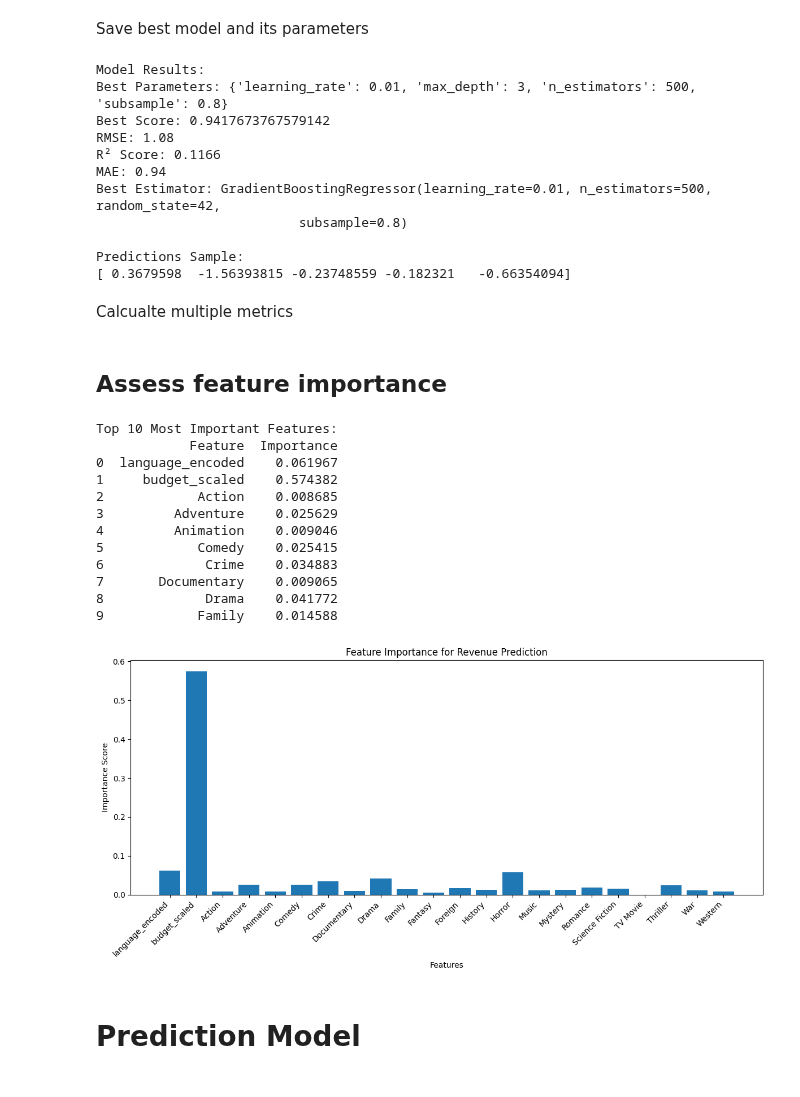
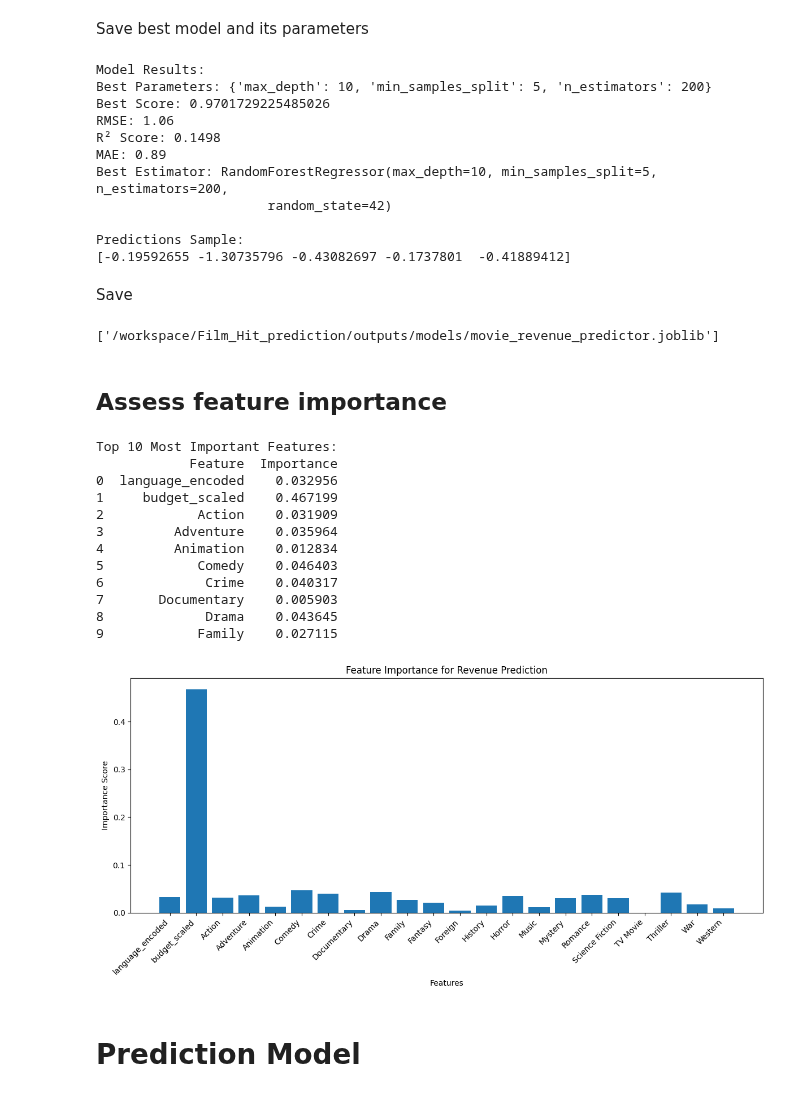
Before and after one commit to Agnieszkalukasiak/Film_Hit_prediction, a Jupyter notebook: jupyter_notebooks/modeling_evaluation.ipynb, the cells around one changed output. Saved outputs shown, nothing was run; the diff lists cells and outputs as text; code cells hidden in the pictures.

```diff
--- a/jupyter_notebooks/modeling_evaluation.ipynb
+++ b/jupyter_notebooks/modeling_evaluation.ipynb
@@ -121,19 +121,9 @@ models = {
             'n_estimators': [100, 200],
             'max_depth': [10, 20, None],
             'min_samples_split': [2, 5],
-            'min_samples_leaf': [1, 2, 4],
-            'max_features': ['sqrt', 'log2', None]
         }
     },
-    'Gradient Boosting': {
-        'model': GradientBoostingRegressor(random_state=42),
-        'params': {
-            'n_estimators': [100, 200, 500],
-            'learning_rate': [0.01, 0.1, 0.3],
-            'max_depth': [3, 5, 7],
-            'subsample': [0.8, 0.9, 1.0]
-        }
-    }
+
 }
 # %% [markdown]
 # Grid Search
@@ -207,56 +193,69 @@ print("\nPredictions Sample:")
 print(y_pred[:5])
 # %% [output]
 Model Results:
-Best Parameters: {'learning_rate': 0.01, 'max_depth': 3, 'n_estimators': 500, 'subsample': 0.8}
-Best Score: 0.9417673767579142
-RMSE: 1.08
-R² Score: 0.1166
-MAE: 0.94
-Best Estimator: GradientBoostingRegressor(learning_rate=0.01, n_estimators=500, random_state=42,
-                          subsample=0.8)
+Best Parameters: {'max_depth': 10, 'min_samples_split': 5, 'n_estimators': 200}
+Best Score: 0.9701729225485026
+RMSE: 1.06
+R² Score: 0.1498
+MAE: 0.89
+Best Estimator: RandomForestRegressor(max_depth=10, min_samples_split=5, n_estimators=200,
+                      random_state=42)
 
 Predictions Sample:
-[ 0.3679598  -1.56393815 -0.23748559 -0.182321   -0.66354094]
+[-0.19592655 -1.30735796 -0.43082697 -0.1737801  -0.41889412]
-# %% [markdown]
-Calcualte multiple metrics
+# %% [markdown]
+Save
+# %%
+best_model = None
+best_score = float('-inf')
+
+for name, metrics in results.items():
+    if metrics['R2 Score'] > best_score:
+        best_score = metrics['R2 Score']
+        best_model = best_models[name]
+
+os.makedirs('/workspace/Film_Hit_prediction/outputs/models', exist_ok=True)
+joblib.dump(best_model, '/workspace/Film_Hit_prediction/outputs/models/movie_revenue_predictor.joblib')
+# %% [output]
+['/workspace/Film_Hit_prediction/outputs/models/movie_revenue_predictor.joblib']
 # %% [markdown]
 ## Assess feature importance
 # %%
 # Get feature importance from GradientBoostingRegressor model
 feature_importance = pd.DataFrame({
     'Feature': X_train_final.columns,
-    'Importance': best_models['Gradient Boosting'].feature_importances_
+    'Importance': best_models['Random Forest'].feature_importances_
 })
 
 # Print feature importance
 print("\nTop 10 Most Important Features:")
 print(feature_importance.head(10))
 
 # bar plot of feature importance
 import matplotlib.pyplot as plt
 
 plt.figure(figsize=(12, 6))
 plt.bar(feature_importance['Feature'], feature_importance['Importance'])
 plt.xticks(rotation=45, ha='right')
 plt.title('Feature Importance for Revenue Prediction')
 plt.xlabel('Features')
 plt.ylabel('Importance Score')
 plt.tight_layout()
 plt.show()
 # %% [output]
 Top 10 Most Important Features:
             Feature  Importance
-0  language_encoded    0.061967
-1     budget_scaled    0.574382
-2            Action    0.008685
-3         Adventure    0.025629
-4         Animation    0.009046
-5            Comedy    0.025415
-6             Crime    0.034883
-7       Documentary    0.009065
-8             Drama    0.041772
-9            Family    0.014588
+0  language_encoded    0.032956
+1     budget_scaled    0.467199
+2            Action    0.031909
+3         Adventure    0.035964
+4         Animation    0.012834
+5            Comedy    0.046403
+6             Crime    0.040317
+7       Documentary    0.005903
+8             Drama    0.043645
+9            Family    0.027115
-[figure, old version]
+[figure, new version]
 # %% [markdown]
 # Prediction Model
 # %% [markdown]
```
Also changed, not shown: parts of 6 cells of this notebook, 59 other files.
